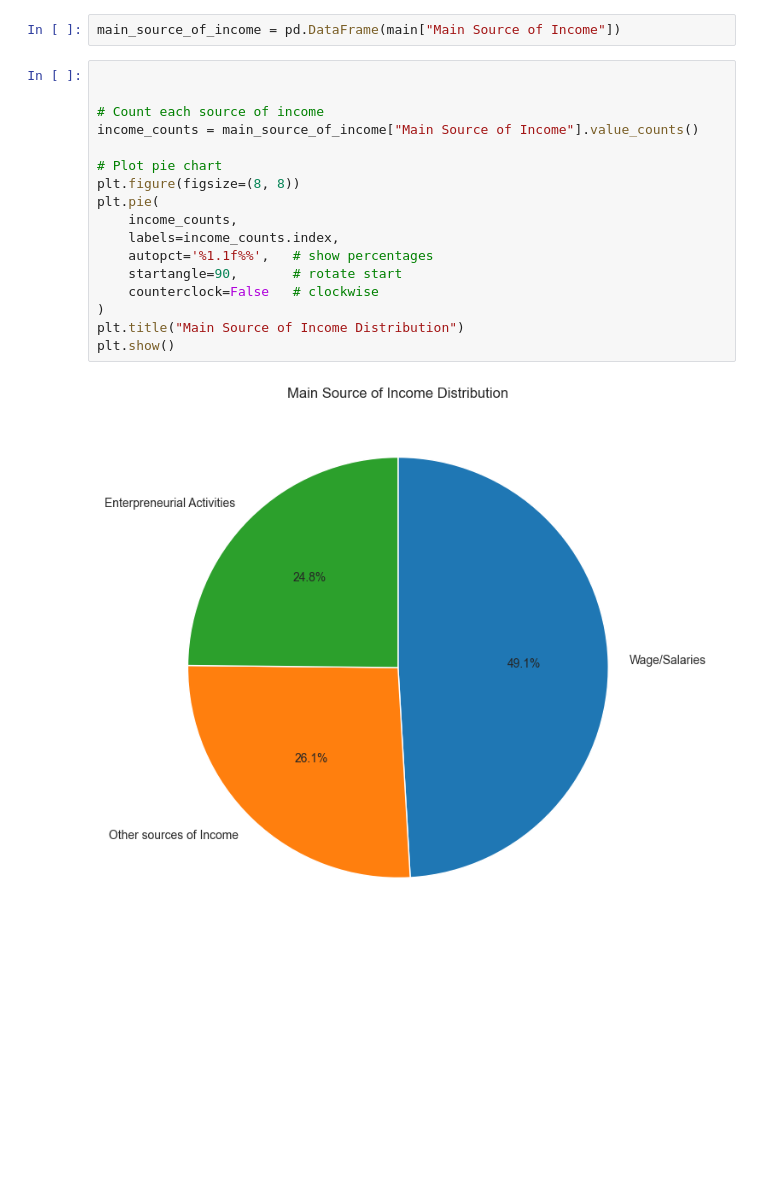
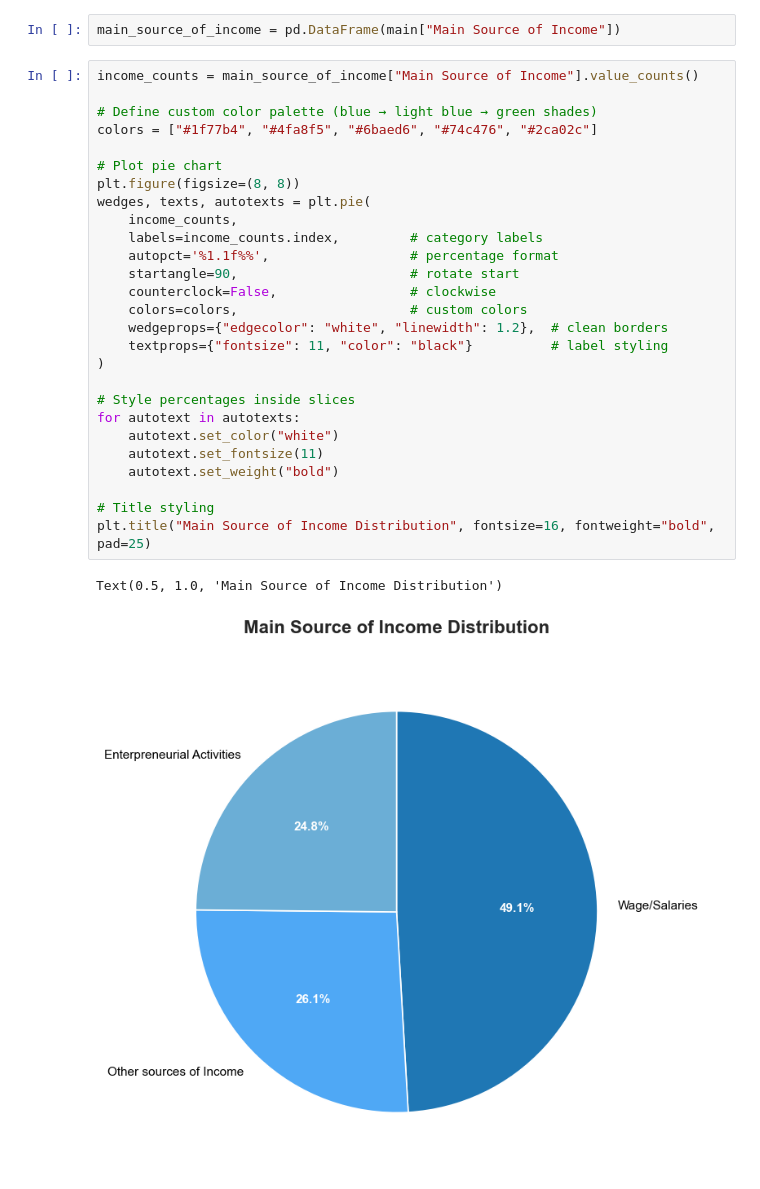
Before and after one commit to MarionBautista/Income--and-Expenditures-from-kaggle, a Jupyter notebook: family_expenditure_notebook.ipynb, the cells around one changed output. Saved outputs shown, nothing was run; the diff lists cells and outputs as text; blank space fills up the shorter version.

```diff
--- a/family_expenditure_notebook.ipynb
+++ b/family_expenditure_notebook.ipynb
@@ -216,23 +216,34 @@ plt.show()
 [figure]
 # %%
 main_source_of_income = pd.DataFrame(main["Main Source of Income"])
-# %%
-
-
-# Count each source of income
-income_counts = main_source_of_income["Main Source of Income"].value_counts()
-
-# Plot pie chart
-plt.figure(figsize=(8, 8))
-plt.pie(
-    income_counts,
-    labels=income_counts.index,
-    autopct='%1.1f%%',   # show percentages
-    startangle=90,       # rotate start
-    counterclock=False   # clockwise
-)
-plt.title("Main Source of Income Distribution")
-plt.show()
-# %% [output]
-[figure, removed]
+# %%
+income_counts = main_source_of_income["Main Source of Income"].value_counts()
+
+# Define custom color palette (blue → light blue → green shades)
+colors = ["#1f77b4", "#4fa8f5", "#6baed6", "#74c476", "#2ca02c"]
+
+# Plot pie chart
+plt.figure(figsize=(8, 8))
+wedges, texts, autotexts = plt.pie(
+    income_counts,
+    labels=income_counts.index,         # category labels
+    autopct='%1.1f%%',                  # percentage format
+    startangle=90,                      # rotate start
+    counterclock=False,                 # clockwise
+    colors=colors,                      # custom colors
+    wedgeprops={"edgecolor": "white", "linewidth": 1.2},  # clean borders
+    textprops={"fontsize": 11, "color": "black"}          # label styling
+)
+
+# Style percentages inside slices
+for autotext in autotexts:
+    autotext.set_color("white")
+    autotext.set_fontsize(11)
+    autotext.set_weight("bold")
+
+# Title styling
+plt.title("Main Source of Income Distribution", fontsize=16, fontweight="bold", pad=25)
+# %% [output]
+Text(0.5, 1.0, 'Main Source of Income Distribution')
+[figure, added]
 # %%
```
Also changed, not shown: parts of 2 cells of this notebook.
